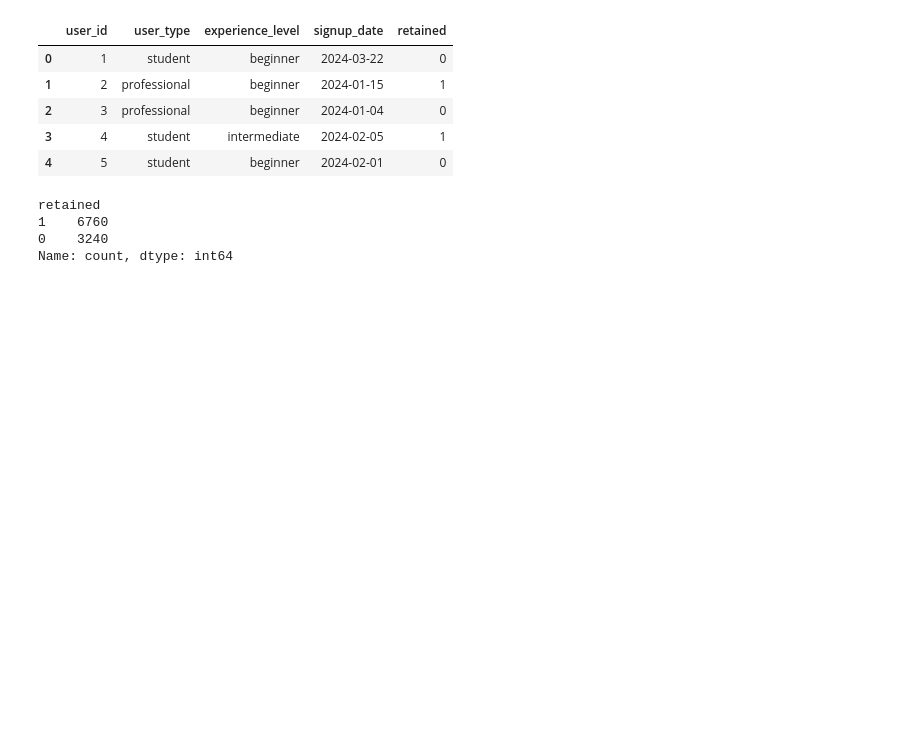
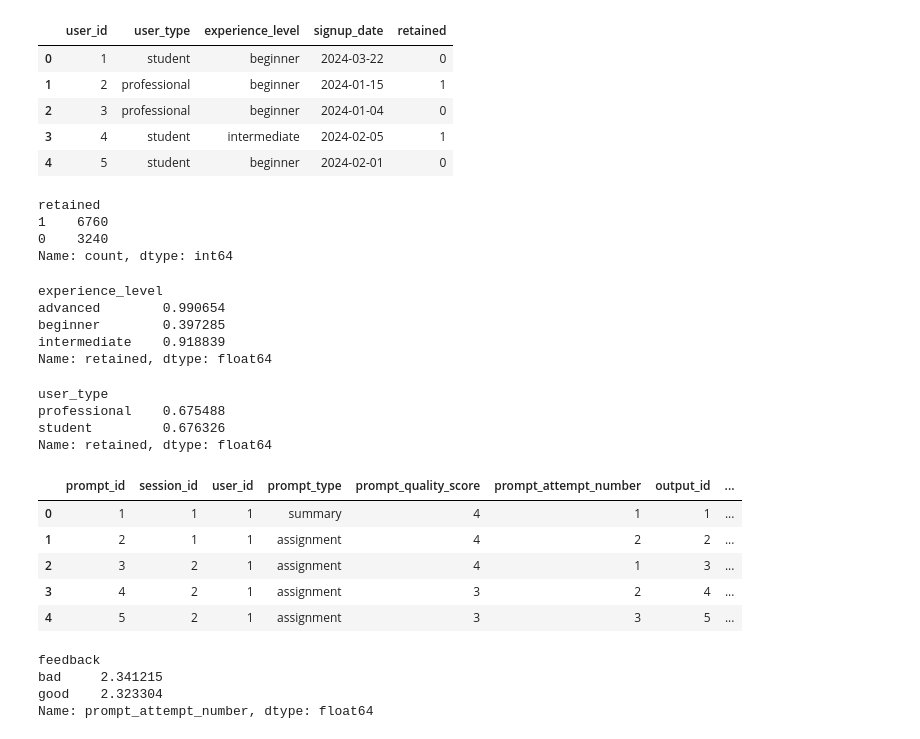
Before and after one commit to Prathamesh-Sawant-19/ai-writing-assistant-product-analytics, a Jupyter notebook: data_generation.ipynb, the cells around one changed output. Saved outputs shown, nothing was run; the diff lists cells and outputs as text; code cells hidden in the pictures; blank space fills up the shorter version.

```diff
--- a/data_generation.ipynb
+++ b/data_generation.ipynb
@@ -228,3 +228,36 @@ retained
 1    6760
 0    3240
 Name: count, dtype: int64
+# %%
+users_df.groupby('experience_level')['retained'].mean()
+# %% [output]
+experience_level
+advanced        0.990654
+beginner        0.397285
+intermediate    0.918839
+Name: retained, dtype: float64
+# %%
+users_df.groupby('user_type')['retained'].mean()
+# %% [output]
+user_type
+professional    0.675488
+student         0.676326
+Name: retained, dtype: float64
+# %%
+prompt_output_df = prompts_df.merge(outputs_df, on='prompt_id')
+
+prompt_output_df.head()
+# %% [output]
+|  | prompt_id | session_id | user_id | prompt_type | prompt_quality_score | prompt_attempt_number | output_id | ... |
+| 0 | 1 | 1 | 1 | summary | 4 | 1 | 1 | ... |
+| 1 | 2 | 1 | 1 | assignment | 4 | 2 | 2 | ... |
+| 2 | 3 | 2 | 1 | assignment | 4 | 1 | 3 | ... |
+| 3 | 4 | 2 | 1 | assignment | 3 | 2 | 4 | ... |
+| 4 | 5 | 2 | 1 | assignment | 3 | 3 | 5 | ... |
+# %%
+prompt_output_df.groupby('feedback')['prompt_attempt_number'].mean()
+# %% [output]
+feedback
+bad     2.341215
+good    2.323304
+Name: prompt_attempt_number, dtype: float64
```
Also changed, not shown: parts of 11 cells of this notebook.
